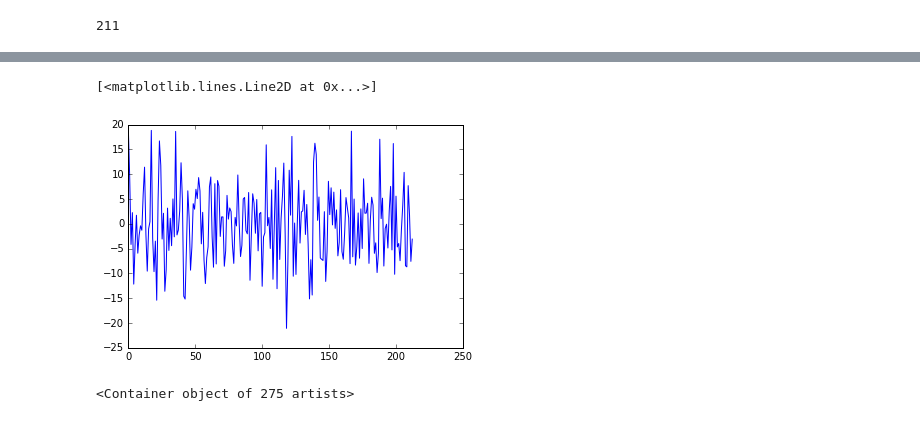
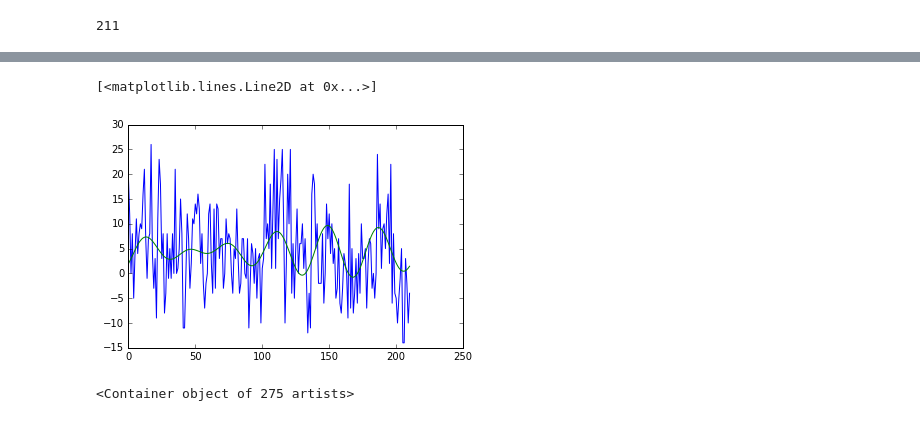
Before and after one commit to annemanguyen/metis_projects, a Jupyter notebook: sent_dict.ipynb, the cells around one changed output, grey strips where cells are left out. Drawn from its saved outputs; the diff is of its cells as text; code cells hidden in the pictures.

```diff
--- a/sent_dict.ipynb
+++ b/sent_dict.ipynb
@@ -50,2 +49,0 @@ sleepsentiment = pd.merge(sleepwords, sent, how='left', on='word')
-# %%
-sleepsentiment['index'] = sleepsentiment.index
@@ -137,17 +126,3 @@ len(pagesent)
 211
 # %%
 import scipy.fftpack
-# %%
-N = 211
-x = np.linspace(0,212,N)
-y = np.asarray(pagesent)
-
-w = scipy.fftpack.rfft(y)
-f = scipy.fftpack.rfftfreq(N, x[1]-x[0])
-#spectrum = w**2
-
-#cutoff_idx = spectrum > (spectrum.max()/3)
-w2 = w.copy()
-w2[(f<.2)] = 0
-
-y2 = scipy.fftpack.irfft(w2)
@@ -164,13 +128,0 @@ array([ 0.,  0.,  0.,  0.,  0.,  0.,  0.,  0.,  0.,  0.,  0.,  0.,  0.,
-# %%
-# Number of samplepoints
-N = 22
-# sample spacing
-T = 1.0 / 800.0
-x = np.asarray(pagesent)
-y = np.sin(50.0 * 2.0*np.pi*x) + 0.5*np.sin(80.0 * 2.0*np.pi*x)
-yf = scipy.fftpack.fft(y)
-xf = np.linspace(0.0, 1.0/(2.0*T), N/2)
-
-fig, ax = plt.subplots()
-ax.plot(xf, 2.0/N * np.abs(yf[:N/2]))
-plt.show()
@@ -179,8 +129,22 @@ plt.show()
-# %%
-plt.plot(x,y2)
-# %% [output]
-[<matplotlib.lines.Line2D at 0x...>]
-[figure, removed]
+# %%
+cN = 211
+cx = np.linspace(0,2*np.pi,cN)
+cy = np.asarray(pagesent)
+
+cw = scipy.fftpack.rfft(cy)
+cf = scipy.fftpack.rfftfreq(cN, cx[1]-cx[0])
+cspectrum = cw**2
+
+ccutoff_idx = cspectrum < (cspectrum.max()/13)
+cw2 = cw.copy()
+cw2[ccutoff_idx] = 0
+
+cy2 = scipy.fftpack.irfft(cw2)
+plt.plot(x,y)
+plt.plot(x,cy2)
+# %% [output]
+[<matplotlib.lines.Line2D at 0x...>]
+[figure, added]
 # %%
 woman = [u'she',u'her',u'girl']
 womancount = []
```
Also changed, not shown: parts of 29 cells of this notebook, 23 other files.
